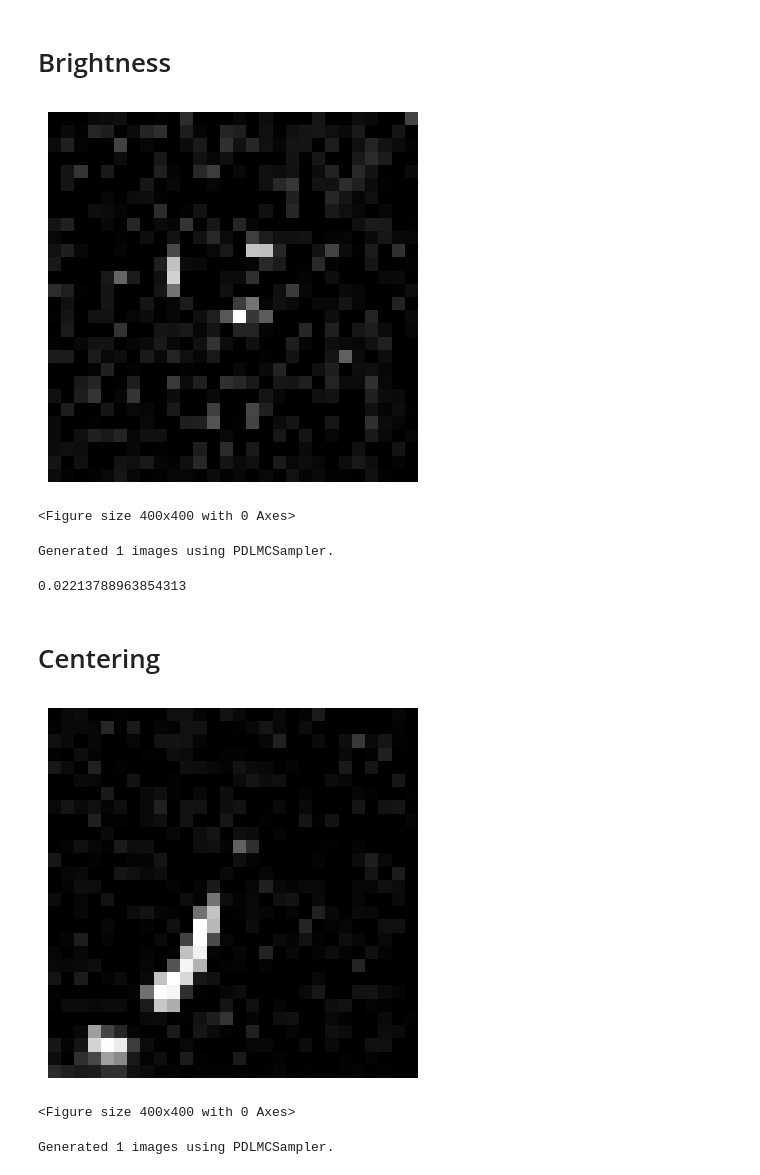
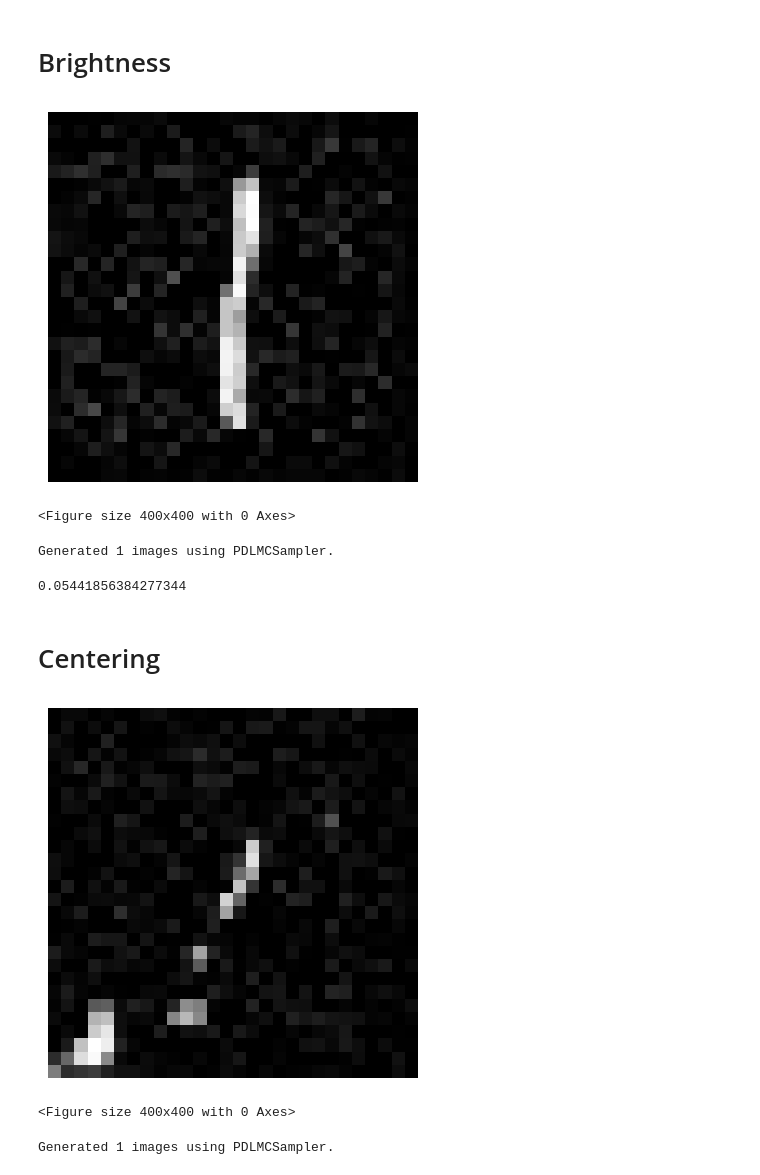
Before and after one commit to thiago-rissi/constrained_diffusion, a Jupyter notebook: notebooks/diffusion.ipynb, the cells around one changed output. Cells and saved outputs as stored; diff of their text form; code cells hidden in the pictures.

```diff
--- a/notebooks/diffusion.ipynb
+++ b/notebooks/diffusion.ipynb
@@ -25,8 +25,8 @@ timesteps = 250
 sigma = 25.0
 eps = 1e-3
 
-model = UNet_res(partial(marginal_prob_std, sigma=sigma, device=device))
-model.load_state_dict(torch.load("unet_residual.pth"))
+model = UNet_Tranformer(partial(marginal_prob_std, sigma=sigma, device=device))
+model.load_state_dict(torch.load("unet_transformer.pth"))
 model = model.to(device)
 classifier = torch.load("mnist_classifier.pkl", weights_only=False)
 # %% [markdown]
@@ -149,52 +141,57 @@ Generated 100 images using PDLMCSampler.
 # %%
 gfuncs = [
     partial(brightness_constraint, target=0.1, tol=0.005)
 ]
-lmc_steps: int = 5
-step_size: float = 10
-step_size_lambda: float = 5
+
+lmc_steps: int = 1
+update_steps: int = 10
+step_size: float = 0.1
+step_size_lambda: float = 0.01
 timesteps = 500
+
 sample_timesteps = torch.linspace(eps, 1.0, timesteps, device=device)
 
 pdlmc_sampler = PDLMCVESampler(
     device=device,
     img_ch=IMG_CH,
     img_size=IMG_SIZE,
     gfuncs=gfuncs,
     lmc_steps=lmc_steps,
     step_size=step_size,
     step_size_lambda=step_size_lambda,
 )
 
 imgs_pdlmc = img = sample_images(
     model=model,
-    img_ch=IMG_CH,
-    img_size=IMG_SIZE,
-    reverse=pdlmc_sampler.reverse,
+    sampler=pdlmc_sampler,
     timesteps=sample_timesteps,
     device=device,
     sample_size=1,
     plot=True,
     save=False,
+    update_steps=update_steps
 )
 
 print(f"\nGenerated {len(imgs_pdlmc)} images using PDLMCSampler.")
 calculate_mean_brightness(imgs_pdlmc)
 # %% [output]
-[figure, old version]
+[figure, new version]
 <Figure size 400x400 with 0 Axes>
 Generated 1 images using PDLMCSampler.
-0.02213788963854313
+0.05441856384277344
 # %% [markdown]
 # Centering
 # %%
 gfuncs = [
     partial(center_constraint, center=(6, 20))
 ]
-lmc_steps: int = 5
-step_size: float = 0.75
-step_size_lambda: float = 0.25
+
+lmc_steps: int = 1
+update_steps: int = 10
+step_size: float = 0.1
+step_size_lambda: float = 0.01
 timesteps = 500
+
 sample_timesteps = torch.linspace(eps, 1.0, timesteps, device=device)
 
 pdlmc_sampler = PDLMCVESampler(
@@ -209,18 +206,17 @@ pdlmc_sampler = PDLMCVESampler(
 
 imgs_pdlmc = img = sample_images(
     model=model,
-    img_ch=IMG_CH,
-    img_size=IMG_SIZE,
-    reverse=pdlmc_sampler.reverse,
+    sampler=pdlmc_sampler,
     timesteps=sample_timesteps,
     device=device,
     sample_size=1,
     plot=True,
     save=False,
+    update_steps=update_steps
 )
 
 print(f"\nGenerated {len(imgs_pdlmc)} images using PDLMCSampler.")
 # %% [output]
-[figure, old version]
+[figure, new version]
 <Figure size 400x400 with 0 Axes>
 Generated 1 images using PDLMCSampler.
```
Also changed, not shown: parts of 4 cells of this notebook, 7 other files.
